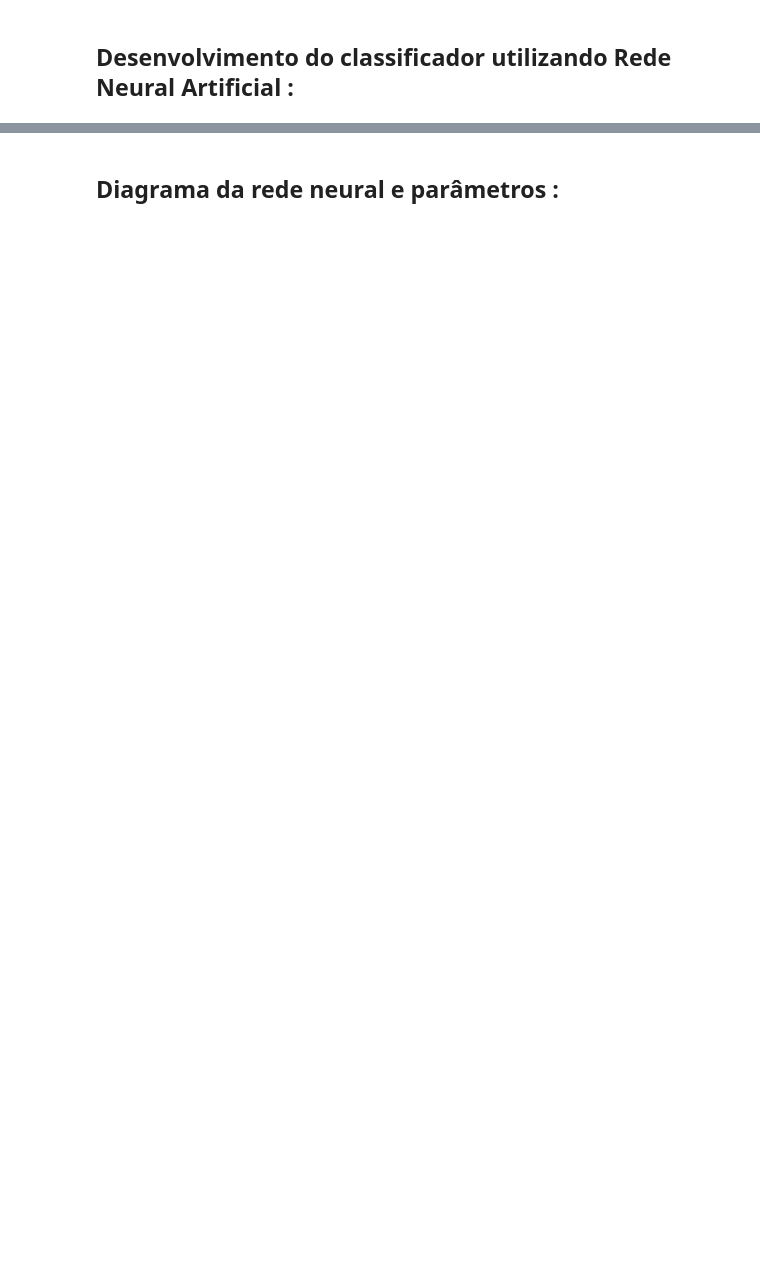
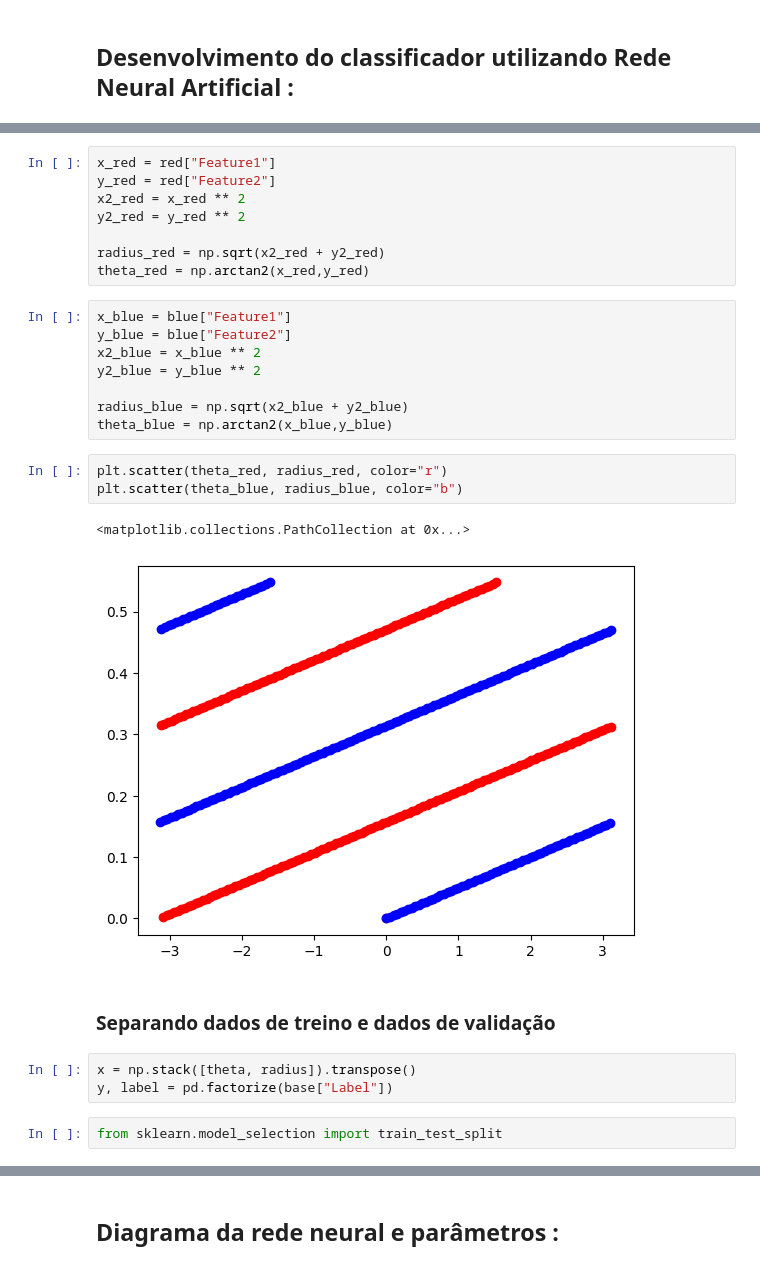
Before and after one commit to LucasSavassa/backend-playground, a Jupyter notebook: neural-network/Spiral/neural-network.ipynb, the cells around one changed output, grey strips where cells are left out. Saved outputs shown, nothing was run; the diff lists cells and outputs as text; blank space fills up the shorter version.

```diff
--- a/neural-network/Spiral/neural-network.ipynb
+++ b/neural-network/Spiral/neural-network.ipynb
@@ -16,0 +68,29 @@ base.head(-1)
+# %%
+x_red = red["Feature1"]
+y_red = red["Feature2"]
+x2_red = x_red ** 2
+y2_red = y_red ** 2
+
+radius_red = np.sqrt(x2_red + y2_red)
+theta_red = np.arctan2(x_red,y_red)
+# %%
+x_blue = blue["Feature1"]
+y_blue = blue["Feature2"]
+x2_blue = x_blue ** 2
+y2_blue = y_blue ** 2
+
+radius_blue = np.sqrt(x2_blue + y2_blue)
+theta_blue = np.arctan2(x_blue,y_blue)
+# %%
+plt.scatter(theta_red, radius_red, color="r")
+plt.scatter(theta_blue, radius_blue, color="b")
+# %% [output]
+<matplotlib.collections.PathCollection at 0x...>
+[figure, added]
+# %% [markdown]
+### Separando dados de treino e dados de validação
+# %%
+x = np.stack([theta, radius]).transpose()
+y, label = pd.factorize(base["Label"])
+# %%
+from sklearn.model_selection import train_test_split
```
Also changed, not shown: parts of 17 cells of this notebook.
